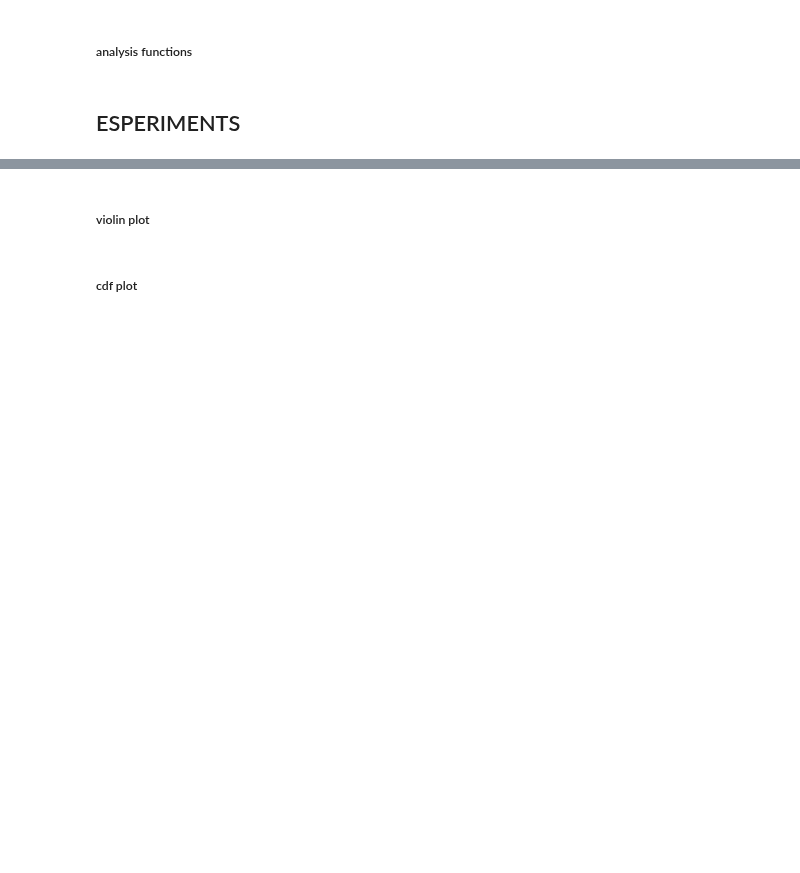
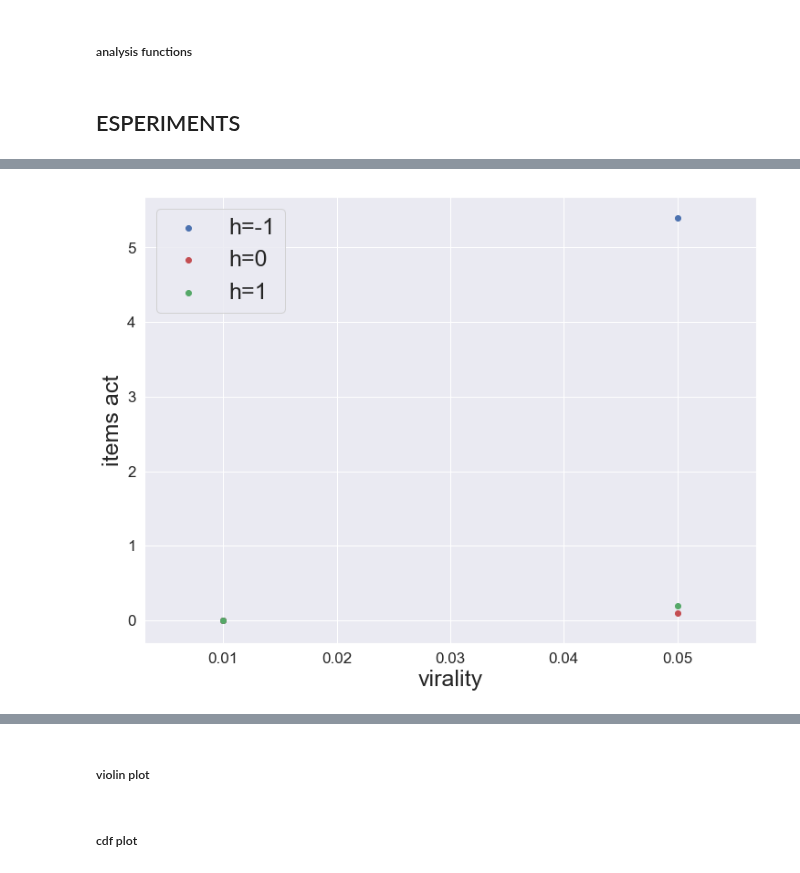
Before and after one commit to FedericoCinus/WoMG, a Jupyter notebook: examples/tutorial.ipynb, the cells around one changed output, grey strips where cells are left out. Saved outputs shown, nothing was run; the diff lists cells and outputs as text; code cells hidden in the pictures; blank space fills up the shorter version.

```diff
--- a/examples/tutorial.ipynb
+++ b/examples/tutorial.ipynb
@@ -117,9 +129,9 @@ from __main__ import womg_main
 topics = [10]
 docs = [10]
 steps = [100]
-beta = [0.01, 0.1, 1]
-homophily = [-1, 0, 1]
-virality = [0.1, 1, 10]
+beta = [0.1]
+homophily = [-1, -0.5, 0, 0.5, 1]
+virality = [0.01, 0.05]
 god_node_strength = [0]
 influence_strength = [0]
 # %%
@@ -213,14 +304,16 @@ df_i
 # %%
 sns.set()
 fig = plt.figure(figsize=(12,9))
 ax1 = fig.add_subplot(111)
 
 
 ax1.scatter(x=df_i.iloc[0].index, y=df_i.iloc[0], c='b', marker="o", label='h=-1')
-ax1.scatter(x=df_i.iloc[0].index, y=df_i.iloc[1],  c='r', marker="o", label='h=0')
-ax1.scatter(x=df_i.iloc[0].index, y=df_i.iloc[2],  c='g', marker="o", label='h=1')
+ax1.scatter(x=df_i.iloc[0].index, y=df_i.iloc[2],  c='r', marker="o", label='h=0')
+ax1.scatter(x=df_i.iloc[0].index, y=df_i.iloc[4],  c='g', marker="o", label='h=1')
 ax1.legend(fontsize=25)
 plt.xlabel('virality', fontsize=25)
 plt.ylabel('items act', fontsize=25)
 plt.tick_params(labelsize=17)
 plt.show()
+# %% [output]
+[figure, added]
```
Also changed, not shown: parts of 10 cells of this notebook, 4 other files.
